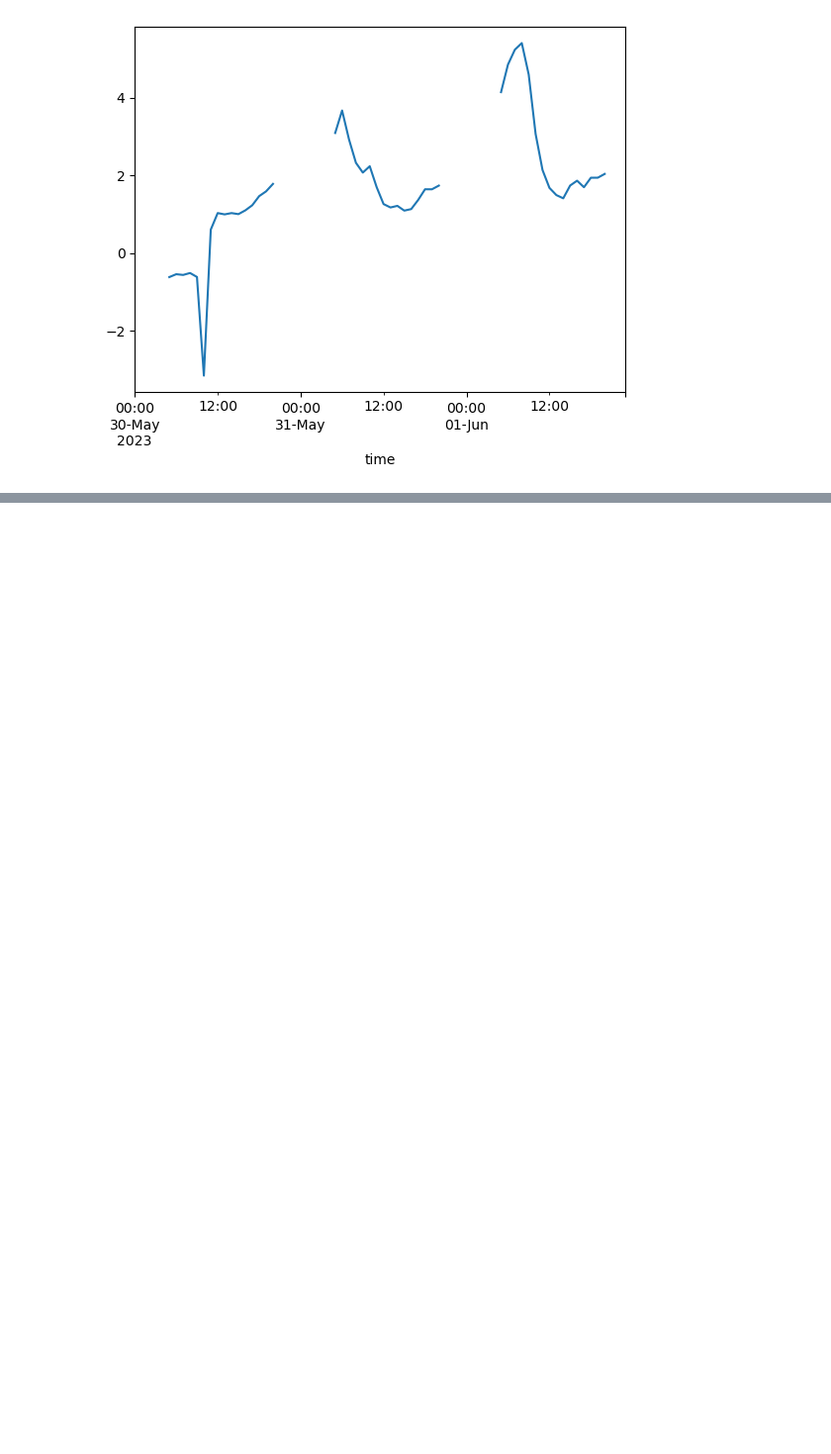
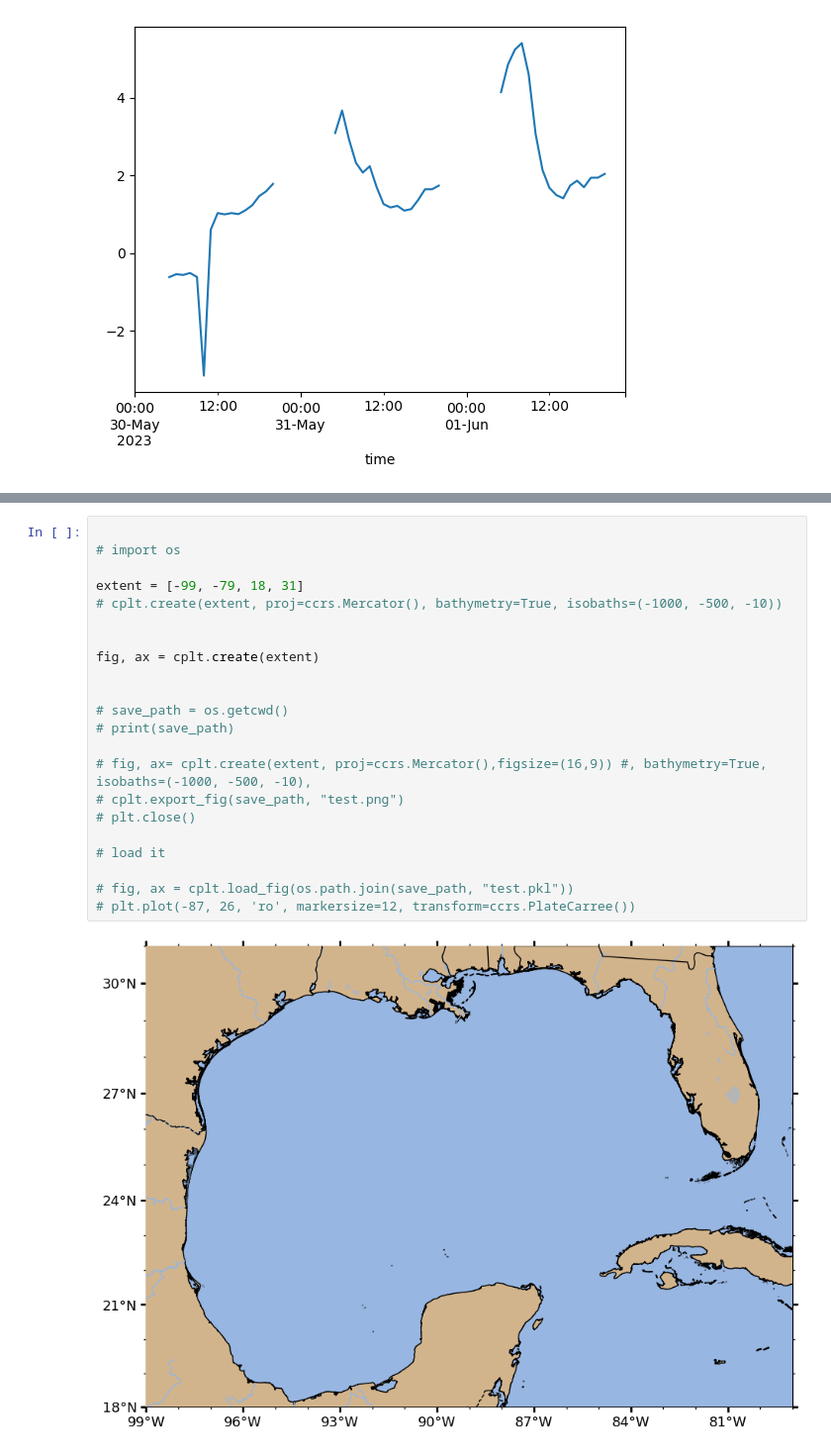
Before and after one commit to sscopazzi/Cal_Poly_Maritime_Academy_Research_Buoy, a Jupyter notebook: python_code/deployment_test.ipynb, the cells around one changed output, grey strips where cells are left out. Shown at 99% size. Cells and saved outputs as stored; diff of their text form; blank space fills up the shorter version.

```diff
--- a/python_code/deployment_test.ipynb
+++ b/python_code/deployment_test.ipynb
@@ -359,0 +409,24 @@ davisjune    = davisjune.set_index(juneindex)
+# %%
+
+# import os
+
+extent = [-99, -79, 18, 31]
+# cplt.create(extent, proj=ccrs.Mercator(), bathymetry=True, isobaths=(-1000, -500, -10))
+
+
+fig, ax = cplt.create(extent)
+
+
+# save_path = os.getcwd()
+# print(save_path)
+
+# fig, ax= cplt.create(extent, proj=ccrs.Mercator(),figsize=(16,9)) #, bathymetry=True, isobaths=(-1000, -500, -10),
+# cplt.export_fig(save_path, "test.png")
+# plt.close()
+
+# load it
+
+# fig, ax = cplt.load_fig(os.path.join(save_path, "test.pkl"))
+# plt.plot(-87, 26, 'ro', markersize=12, transform=ccrs.PlateCarree())
+# %% [output]
+[figure, added]
```
Also changed, not shown: parts of 10 cells of this notebook, 1 other file.
